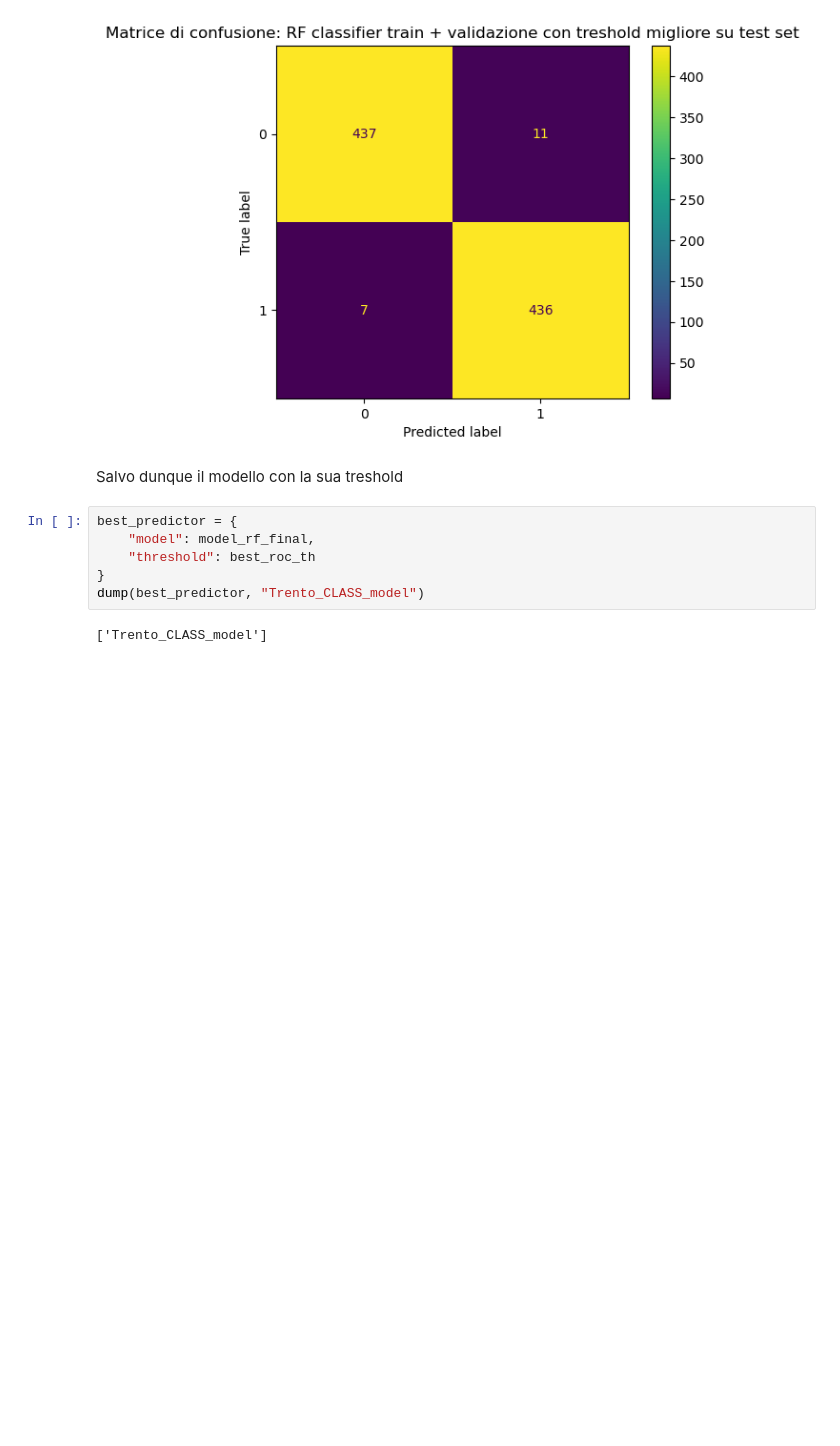
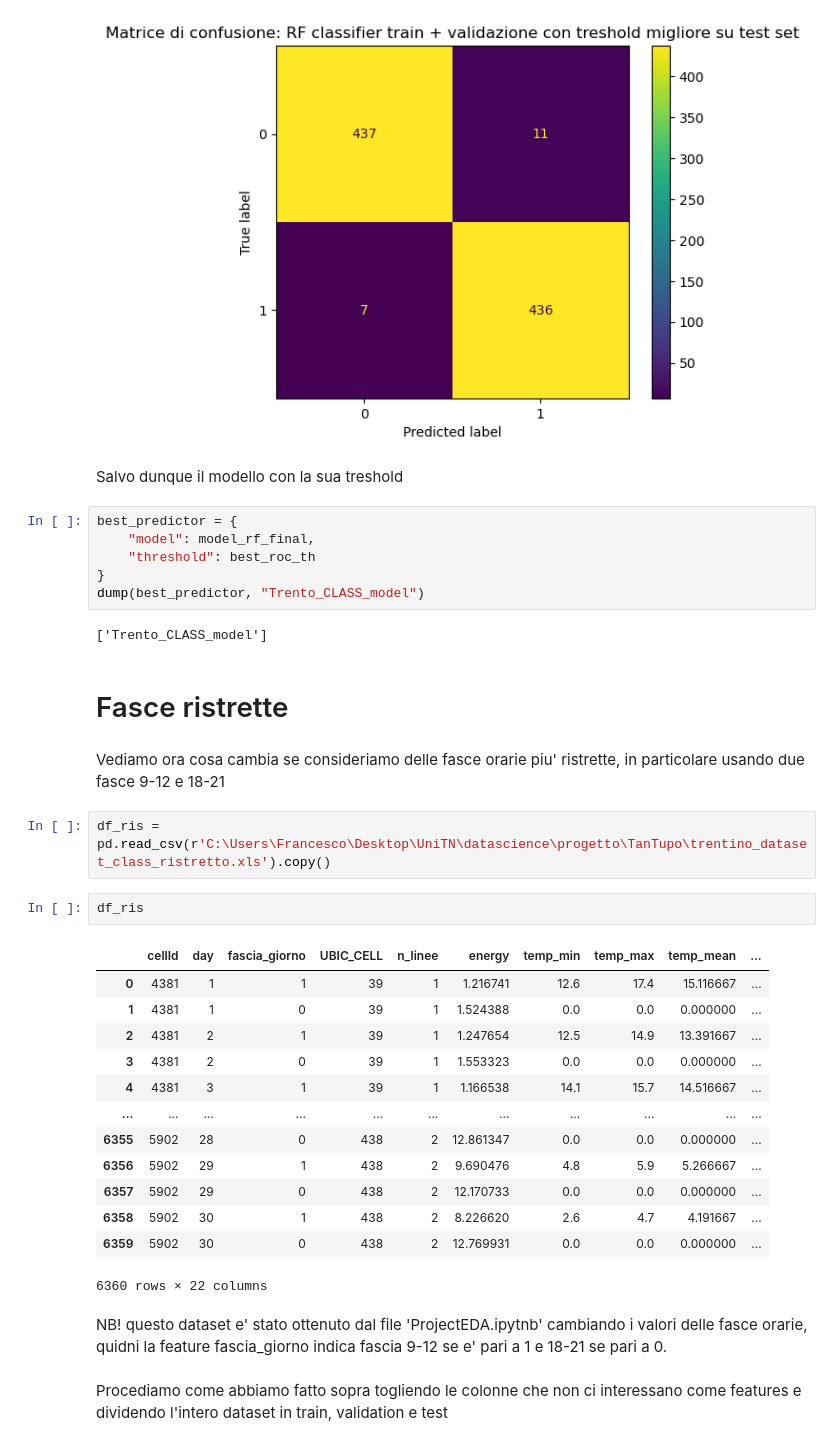
Before and after one commit to alessandro-turino/Data_science_project_UniTn, a Jupyter notebook: ProgettoCLASS.ipynb, the cells around one changed output. Drawn from its saved outputs; the diff is of its cells as text; blank space fills up the shorter version.

```diff
--- a/ProgettoCLASS.ipynb
+++ b/ProgettoCLASS.ipynb
@@ -832,3 +832,29 @@ best_predictor = {
 dump(best_predictor, "Trento_CLASS_model")
 # %% [output]
 ['Trento_CLASS_model']
+# %% [markdown]
+# Fasce ristrette
+# %% [markdown]
+Vediamo ora cosa cambia se consideriamo delle fasce orarie piu' ristrette, in particolare usando due fasce 9-12 e 18-21
+# %%
+df_ris = pd.read_csv(r'C:\Users\Francesco\Desktop\UniTN\datascience\progetto\TanTupo\trentino_dataset_class_ristretto.xls').copy()
+# %%
+df_ris
+# %% [output]
+|  | cellId | day | fascia_giorno | UBIC_CELL | n_linee | energy | temp_min | temp_max | temp_mean | ... |
+| 0 | 4381 | 1 | 1 | 39 | 1 | 1.216741 | 12.6 | 17.4 | 15.116667 | ... |
+| 1 | 4381 | 1 | 0 | 39 | 1 | 1.524388 | 0.0 | 0.0 | 0.000000 | ... |
+| 2 | 4381 | 2 | 1 | 39 | 1 | 1.247654 | 12.5 | 14.9 | 13.391667 | ... |
+| 3 | 4381 | 2 | 0 | 39 | 1 | 1.553323 | 0.0 | 0.0 | 0.000000 | ... |
+| 4 | 4381 | 3 | 1 | 39 | 1 | 1.166538 | 14.1 | 15.7 | 14.516667 | ... |
+| ... | ... | ... | ... | ... | ... | ... | ... | ... | ... | ... |
+| 6355 | 5902 | 28 | 0 | 438 | 2 | 12.861347 | 0.0 | 0.0 | 0.000000 | ... |
+| 6356 | 5902 | 29 | 1 | 438 | 2 | 9.690476 | 4.8 | 5.9 | 5.266667 | ... |
+| 6357 | 5902 | 29 | 0 | 438 | 2 | 12.170733 | 0.0 | 0.0 | 0.000000 | ... |
+| 6358 | 5902 | 30 | 1 | 438 | 2 | 8.226620 | 2.6 | 4.7 | 4.191667 | ... |
+| 6359 | 5902 | 30 | 0 | 438 | 2 | 12.769931 | 0.0 | 0.0 | 0.000000 | ... |
+6360 rows × 22 columns
+# %% [markdown]
+NB! questo dataset e' stato ottenuto dal file 'ProjectEDA.ipytnb' cambiando i valori delle fasce orarie, quidni la feature fascia_giorno indica fascia 9-12 se e' pari a 1 e 18-21 se pari a 0.
+# %% [markdown]
+Procediamo come abbiamo fatto sopra togliendo le colonne che non ci interessano come features e dividendo l'intero dataset in train, validation e test
```
Also changed, not shown: parts of 13 cells of this notebook.
